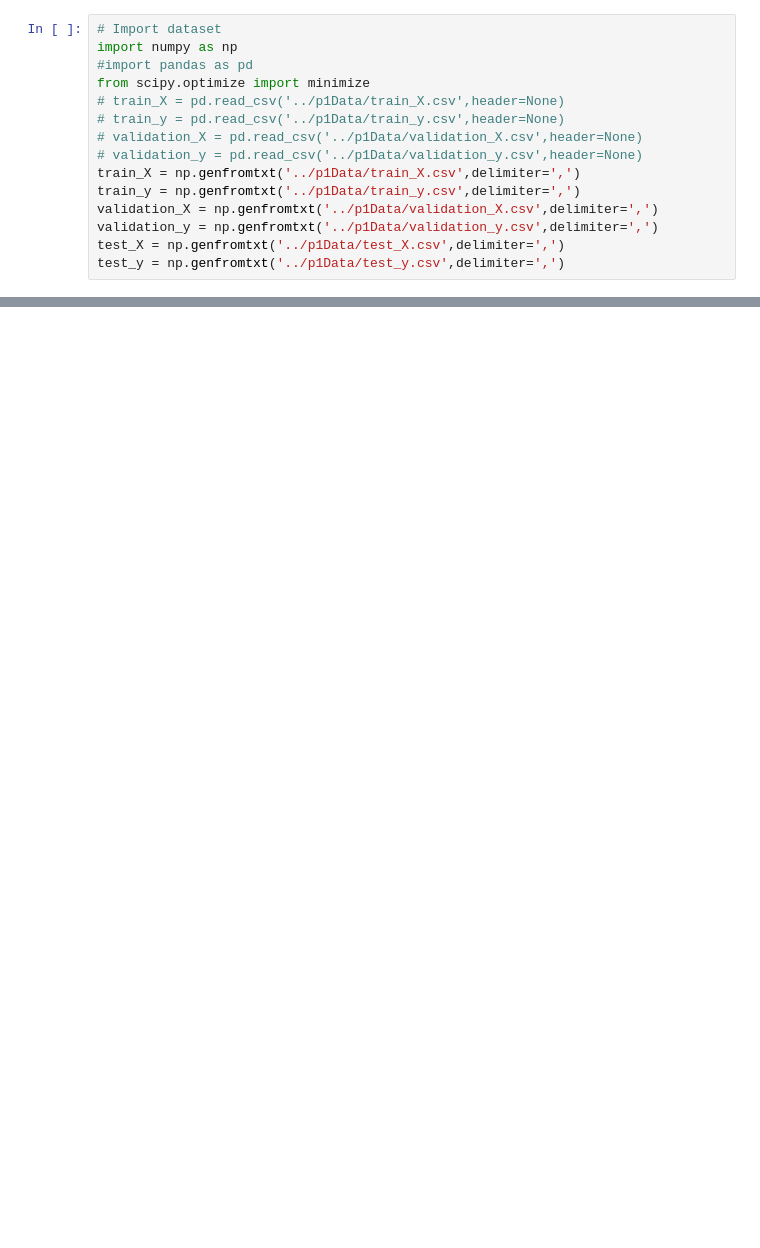
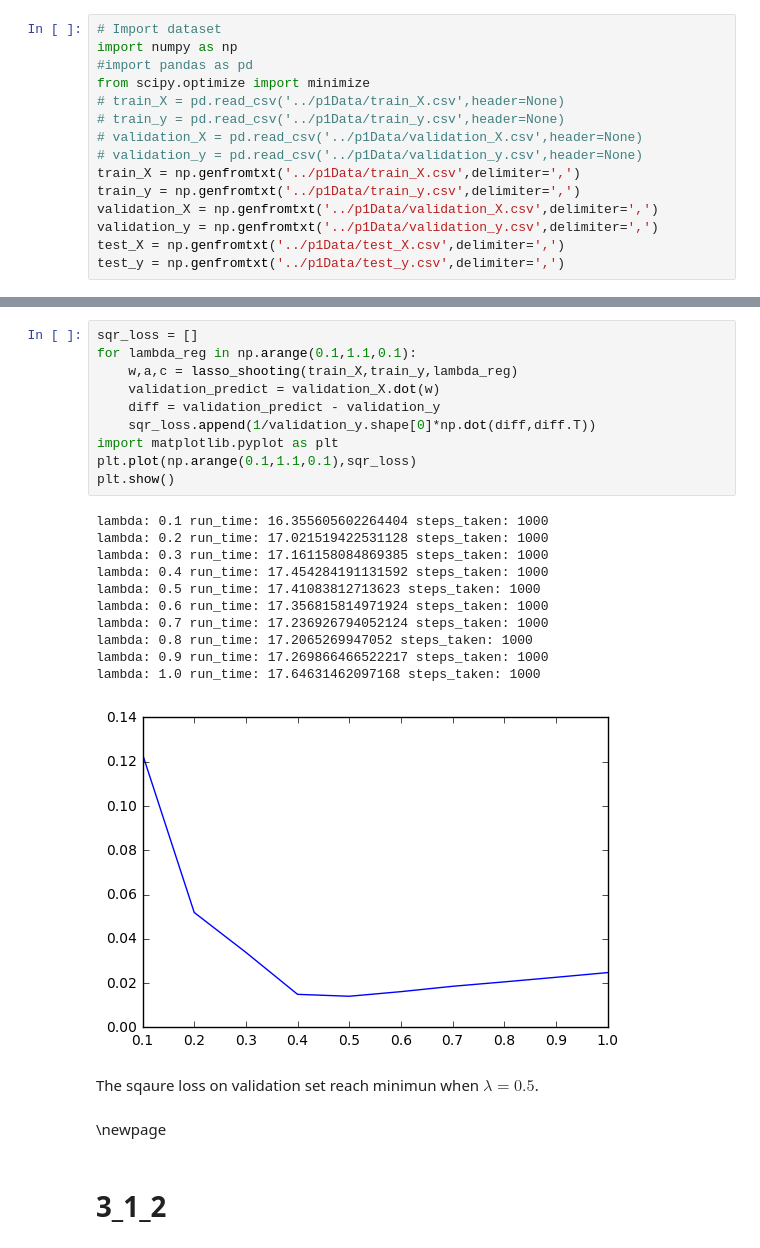
Before and after one commit to ZhuoruLin/DSGA1003_ML, a Jupyter notebook: hw2-lasso/notebooks/3_1.ipynb, the cells around one changed output, grey strips where cells are left out. Drawn from its saved outputs; the diff is of its cells as text; blank space fills up the shorter version.

```diff
--- a/hw2-lasso/notebooks/3_1.ipynb
+++ b/hw2-lasso/notebooks/3_1.ipynb
@@ -15,0 +61,28 @@ test_y = np.genfromtxt('../p1Data/test_y.csv',delimiter=',')
+# %%
+sqr_loss = []
+for lambda_reg in np.arange(0.1,1.1,0.1):
+    w,a,c = lasso_shooting(train_X,train_y,lambda_reg)
+    validation_predict = validation_X.dot(w)
+    diff = validation_predict - validation_y
+    sqr_loss.append(1/validation_y.shape[0]*np.dot(diff,diff.T))
+import matplotlib.pyplot as plt
+plt.plot(np.arange(0.1,1.1,0.1),sqr_loss)
+plt.show()
+# %% [output]
+lambda: 0.1 run_time: 16.355605602264404 steps_taken: 1000
+lambda: 0.2 run_time: 17.021519422531128 steps_taken: 1000
+lambda: 0.3 run_time: 17.161158084869385 steps_taken: 1000
+lambda: 0.4 run_time: 17.454284191131592 steps_taken: 1000
+lambda: 0.5 run_time: 17.41083812713623 steps_taken: 1000
+lambda: 0.6 run_time: 17.356815814971924 steps_taken: 1000
+lambda: 0.7 run_time: 17.236926794052124 steps_taken: 1000
+lambda: 0.8 run_time: 17.2065269947052 steps_taken: 1000
+lambda: 0.9 run_time: 17.269866466522217 steps_taken: 1000
+lambda: 1.0 run_time: 17.64631462097168 steps_taken: 1000
+[figure, added]
+# %% [markdown]
+The sqaure loss on validation set reach minimun when $\lambda = 0.5$.
+# %% [markdown]
+\newpage
+# %% [markdown]
+# 3_1_2
```
Also changed, not shown: parts of 21 cells of this notebook, 17 other files.
